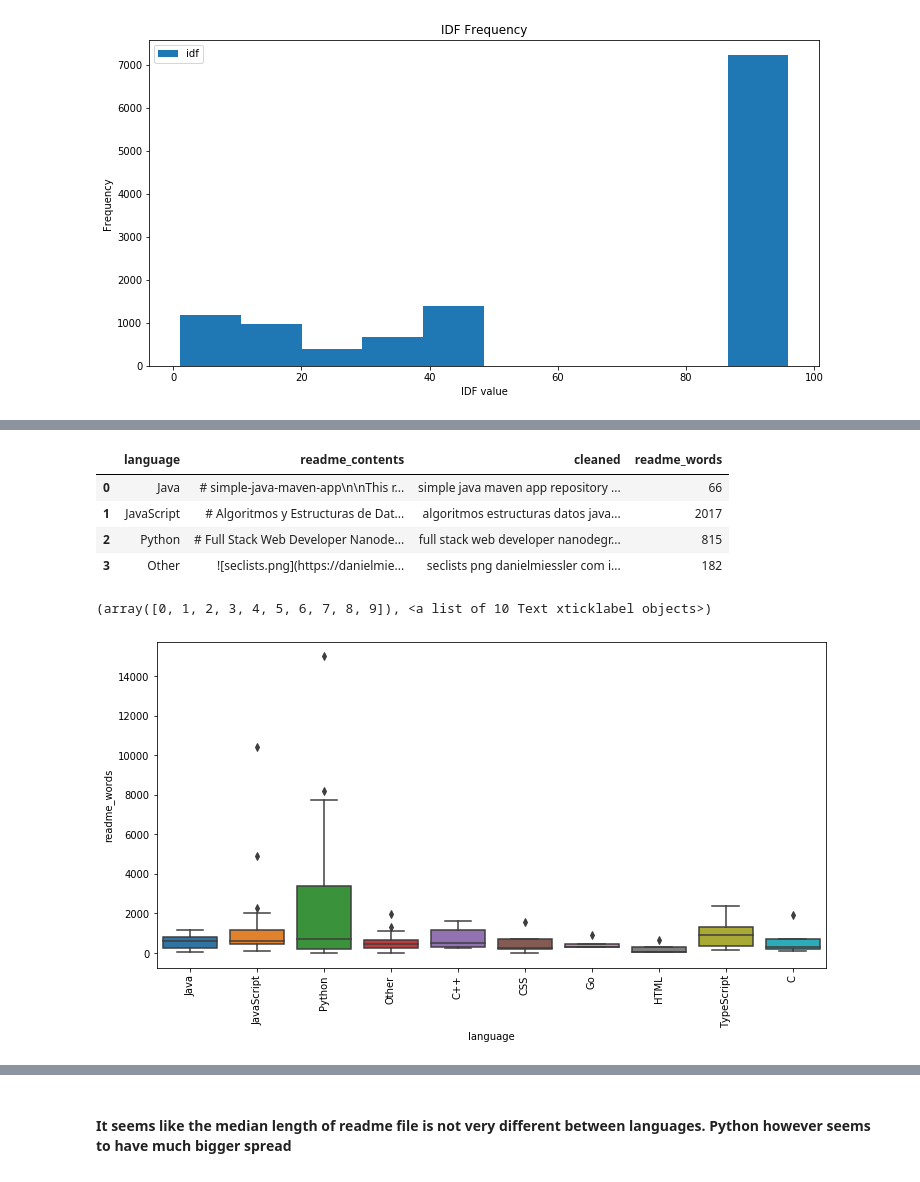
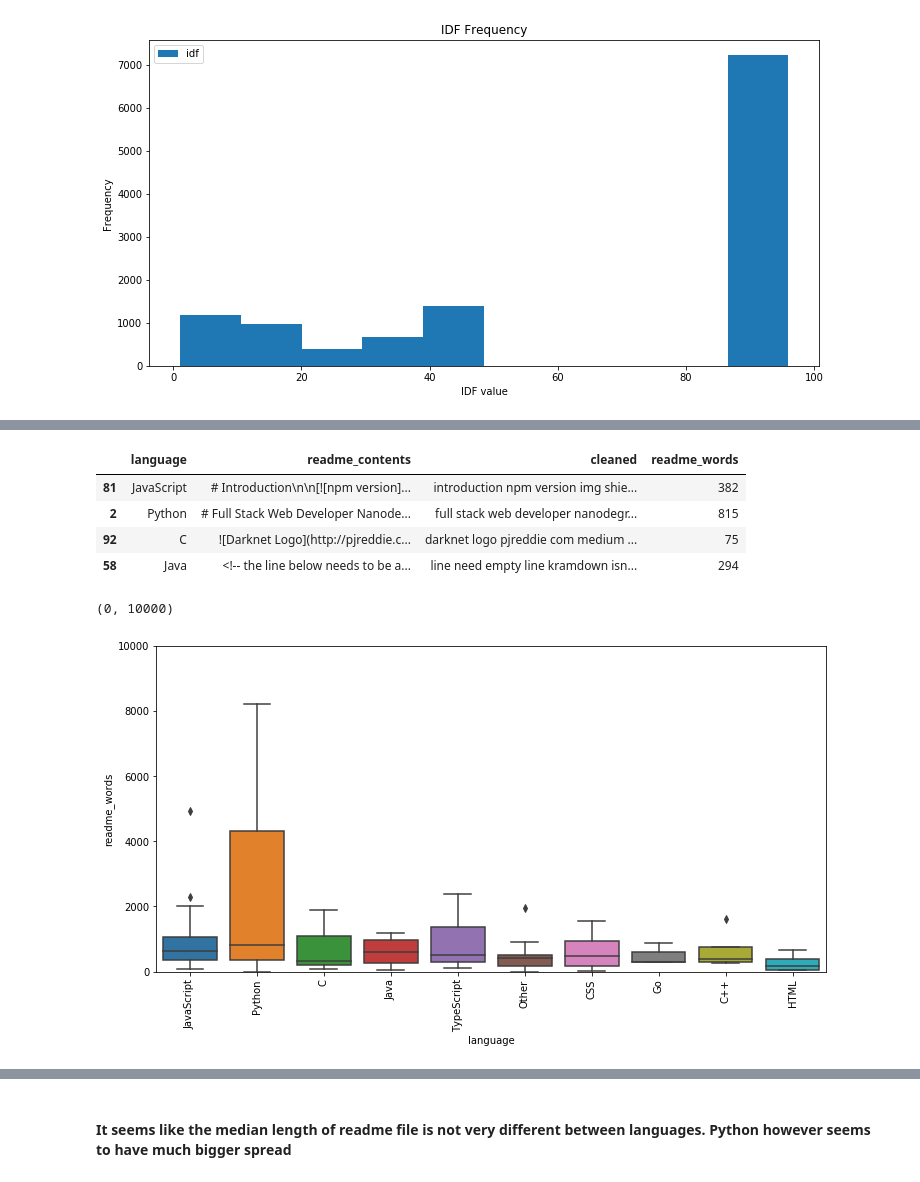
Before and after one commit to The-Tree-Muskeeters/git-language, a Jupyter notebook: nlp_project_ravinder.ipynb, the cells around one changed output, grey strips where cells are left out. Saved outputs shown, nothing was run; the diff lists cells and outputs as text; code cells hidden in the pictures.

```diff
--- a/nlp_project_ravinder.ipynb
+++ b/nlp_project_ravinder.ipynb
@@ -328,18 +311,19 @@ df
 # %%
 # here we create a new column with number of words for each readme file.
-df['readme_words'] = df['cleaned'].apply(lambda x: len(x.split()))
+train['readme_words'] = train['cleaned'].apply(lambda x: len(x.split()))
 # %%
-df.head(4)
+train.head(4)
 # %% [output]
 |  | language | readme_contents | cleaned | readme_words |
-| 0 | Java | # simple-java-maven-app\n\nThis r... | simple java maven app repository ... | 66 |
-| 1 | JavaScript | # Algoritmos y Estructuras de Dat... | algoritmos estructuras datos java... | 2017 |
+| 81 | JavaScript | # Introduction\n\n[![npm version]... | introduction npm version img shie... | 382 |
 | 2 | Python | # Full Stack Web Developer Nanode... | full stack web developer nanodegr... | 815 |
-| 3 | Other | ![seclists.png](https://danielmie... | seclists png danielmiessler com i... | 182 |
+| 92 | C | ![Darknet Logo](http://pjreddie.c... | darknet logo pjreddie com medium ... | 75 |
+| 58 | Java | <!-- the line below needs to be a... | line need empty line kramdown isn... | 294 |
 # %%
 plt.figure(figsize = (12,6))
-sns.boxplot(x = 'language', y = 'readme_words', data = df)
+sns.boxplot(x = 'language', y = 'readme_words', data = train)
 plt.xticks(rotation = 90)
+plt.ylim(0,10000)
 # %% [output]
-(array([0, 1, 2, 3, 4, 5, 6, 7, 8, 9]), <a list of 10 Text xticklabel objects>)
+(0, 10000)
-[figure, old version]
+[figure, new version]
```
Also changed, not shown: parts of 7 cells of this notebook.
